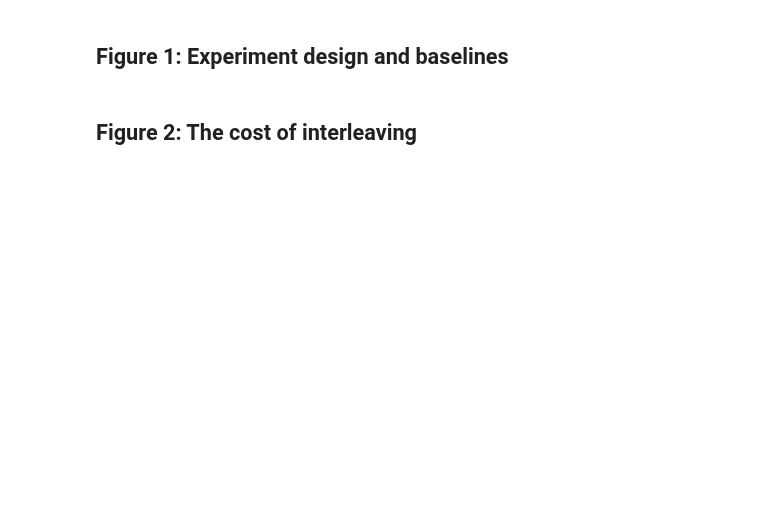
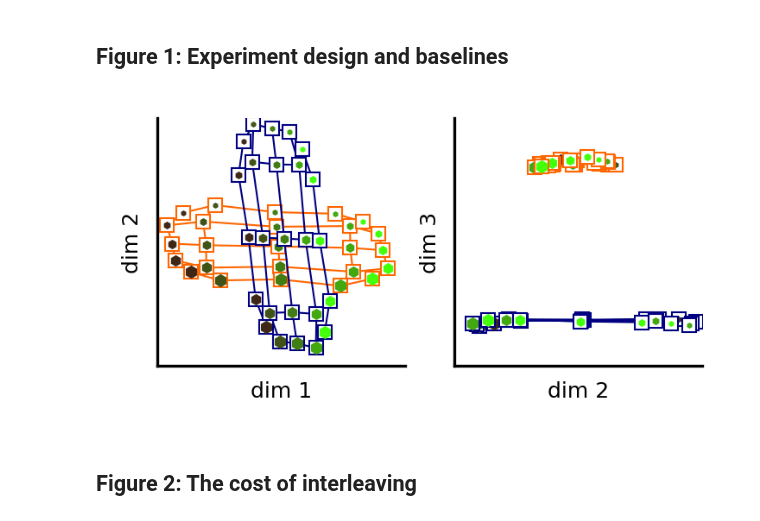
Before and after one commit to summerfieldlab/Flesch_Nagy_etal_HebbCL, a Jupyter notebook: notebooks/paper_figures_scratchpad.ipynb, the cells around one changed output. Drawn from its saved outputs; the diff is of its cells as text; code cells hidden in the pictures; blank space fills up the shorter version.

```diff
--- a/notebooks/paper_figures_scratchpad.ipynb
+++ b/notebooks/paper_figures_scratchpad.ipynb
@@ -166,20 +49,22 @@ f4.tight_layout()
 # %%
 %matplotlib inline
 with open('../results/mds_embedding_baseline_int_new.pkl','rb') as f:
     xyz = pickle.load(f)
 theta_x = 40
 theta_y = 0
 theta_z = 10
 
-xyz_rot = rotate(xyz,theta_x,axis='x')
-xyz_rot = rotate(xyz_rot,theta_y,axis='y')
-xyz_rot = rotate(xyz_rot,theta_z,axis='z')
+xyz_rot = eval.rotate(xyz,theta_x,axis='x')
+xyz_rot = eval.rotate(xyz_rot,theta_y,axis='y')
+xyz_rot = eval.rotate(xyz_rot,theta_z,axis='z')
 
 plt.close()
 mm = 1/25.4
 fig = plt.figure(2,figsize=(69*mm, 33*mm), dpi= 300, facecolor='w', edgecolor='k')
 
 plot_MDS_embeddings_2D(xyz_rot,fig,fig_id=2,axlims=5)
+# %% [output]
+[figure, added]
 # %%
 # # blocked, baseline
 # n_runs = 50
```
Also changed, not shown: parts of 16 cells of this notebook, 2 other files.
